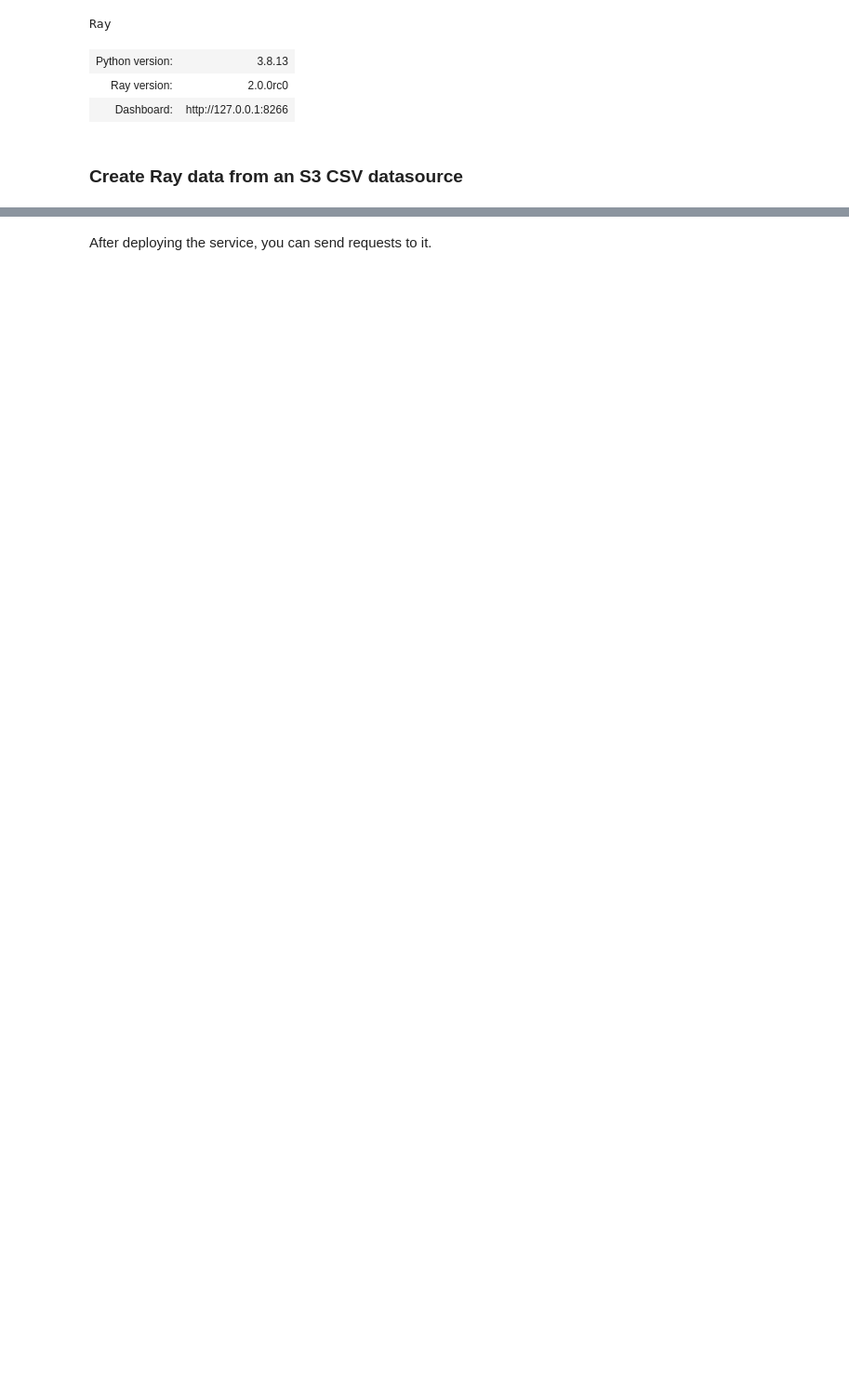
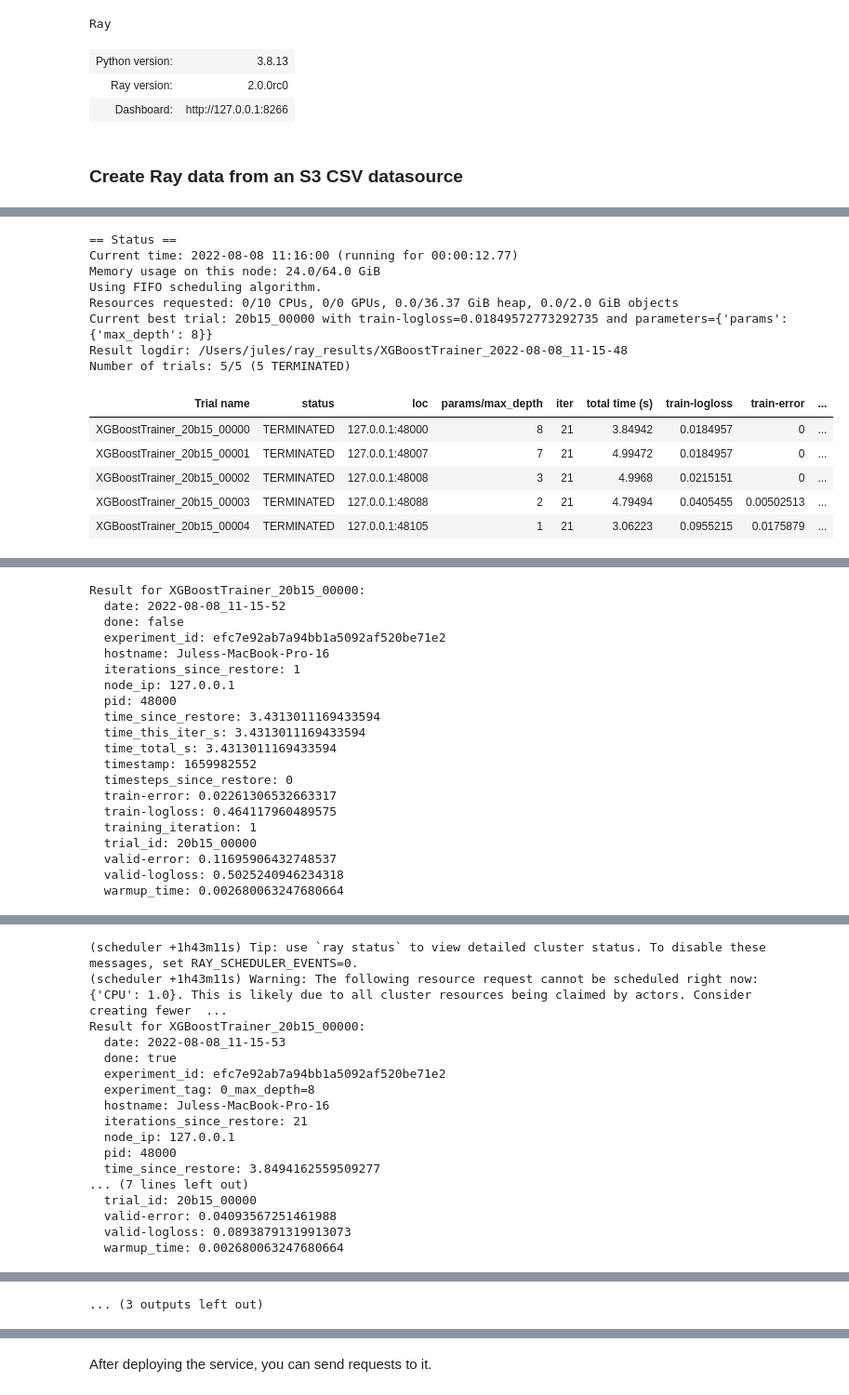
Before and after one commit to anyscale/ray-summit-2022-training, a Jupyter notebook: ray-core/ex_08_ray_air_in_ten_minutes.ipynb, the cells around one changed output, grey strips where cells are left out. Shown at 93% size. Drawn from its saved outputs; the diff is of its cells as text; code cells hidden in the pictures; blank space fills up the shorter version.

Commit message:
Minor comments and text added to notebooks 7 and 8, along with NYC datasets nb
Signed-off-by: Jules Damji <jules@anyscale.com>

```diff
--- a/ray-core/ex_08_ray_air_in_ten_minutes.ipynb
+++ b/ray-core/ex_08_ray_air_in_ten_minutes.ipynb
@@ -181,14 +181,30 @@ from ray import tune
 
 param_space = {"params": {"max_depth": tune.randint(1, 9)}}
 metric = "train-logloss"
+our_mode="min"
 # %%
 from ray.tune.tuner import Tuner, TuneConfig
 from ray.air.config import RunConfig
 
 tuner = Tuner(
     trainer,
     param_space=param_space,
-    tune_config=TuneConfig(num_samples=5, metric=metric, mode="min"),
+    tune_config=TuneConfig(num_samples=5, metric=metric, mode=our_mode),
 )
 # Execute tuning.
 result_grid = tuner.fit()
+# %% [output]
+== Status ==
+Current time: 2022-08-08 11:16:00 (running for 00:00:12.77)
+Memory usage on this node: 24.0/64.0 GiB
+Using FIFO scheduling algorithm.
+Resources requested: 0/10 CPUs, 0/0 GPUs, 0.0/36.37 GiB heap, 0.0/2.0 GiB objects
+Current best trial: 20b15_00000 with train-logloss=0.01849572773292735 and parameters={'params': {'max_depth': 8}}
+Result logdir: /Users/jules/ray_results/XGBoostTrainer_2022-08-08_11-15-48
+Number of trials: 5/5 (5 TERMINATED)
+| Trial name | status | loc | params/max_depth | iter | total time (s) | train-logloss | train-error | ... |
+| XGBoostTrainer_20b15_00000 | TERMINATED | 127.0.0.1:48000 | 8 | 21 | 3.84942 | 0.0184957 | 0 | ... |
+| XGBoostTrainer_20b15_00001 | TERMINATED | 127.0.0.1:48007 | 7 | 21 | 4.99472 | 0.0184957 | 0 | ... |
+| XGBoostTrainer_20b15_00002 | TERMINATED | 127.0.0.1:48008 | 3 | 21 | 4.9968 | 0.0215151 | 0 | ... |
+| XGBoostTrainer_20b15_00003 | TERMINATED | 127.0.0.1:48088 | 2 | 21 | 4.79494 | 0.0405455 | 0.00502513 | ... |
+| XGBoostTrainer_20b15_00004 | TERMINATED | 127.0.0.1:48105 | 1 | 21 | 3.06223 | 0.0955215 | 0.0175879 | ... |
@@ -194,0 +228,20 @@ result_grid = tuner.fit()
+Result for XGBoostTrainer_20b15_00000:
+  date: 2022-08-08_11-15-52
+  done: false
+  experiment_id: efc7e92ab7a94bb1a5092af520be71e2
+  hostname: Juless-MacBook-Pro-16
+  iterations_since_restore: 1
+  node_ip: 127.0.0.1
+  pid: 48000
+  time_since_restore: 3.4313011169433594
+  time_this_iter_s: 3.4313011169433594
+  time_total_s: 3.4313011169433594
+  timestamp: 1659982552
+  timesteps_since_restore: 0
+  train-error: 0.02261306532663317
+  train-logloss: 0.464117960489575
+  training_iteration: 1
+  trial_id: 20b15_00000
+  valid-error: 0.11695906432748537
+  valid-logloss: 0.5025240946234318
+  warmup_time: 0.002680063247680664
@@ -194,0 +249,17 @@ result_grid = tuner.fit()
+(scheduler +1h43m11s) Tip: use `ray status` to view detailed cluster status. To disable these messages, set RAY_SCHEDULER_EVENTS=0.
+(scheduler +1h43m11s) Warning: The following resource request cannot be scheduled right now: {'CPU': 1.0}. This is likely due to all cluster resources being claimed by actors. Consider creating fewer  ...
+Result for XGBoostTrainer_20b15_00000:
+  date: 2022-08-08_11-15-53
+  done: true
+  experiment_id: efc7e92ab7a94bb1a5092af520be71e2
+  experiment_tag: 0_max_depth=8
+  hostname: Juless-MacBook-Pro-16
+  iterations_since_restore: 21
+  node_ip: 127.0.0.1
+  pid: 48000
+  time_since_restore: 3.8494162559509277
+... (7 lines left out)
+  trial_id: 20b15_00000
+  valid-error: 0.04093567251461988
+  valid-logloss: 0.08938791319913073
+  warmup_time: 0.002680063247680664
@@ -195,3 +345,4 @@ result_grid = tuner.fit()
+... (3 outputs left out)
 # %%
 # Fetch the best result with its best hyperparameter config
 best_result = result_grid.get_best_result()
```
Also changed, not shown: parts of 15 cells of this notebook, 3 other files.
